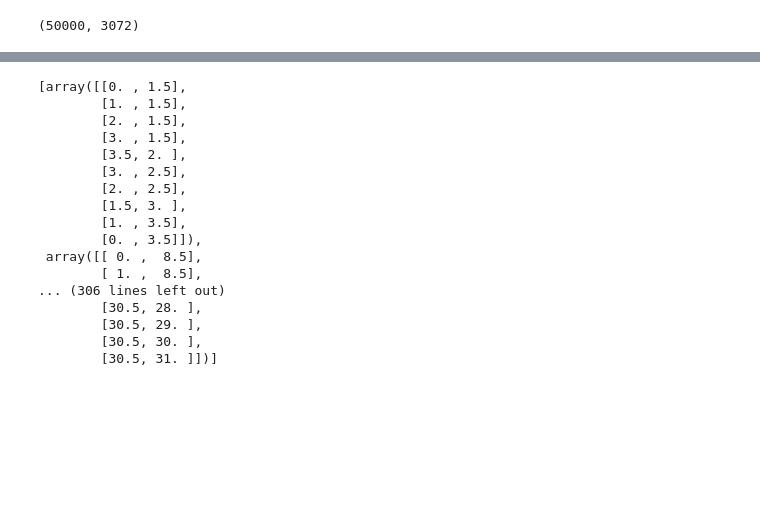
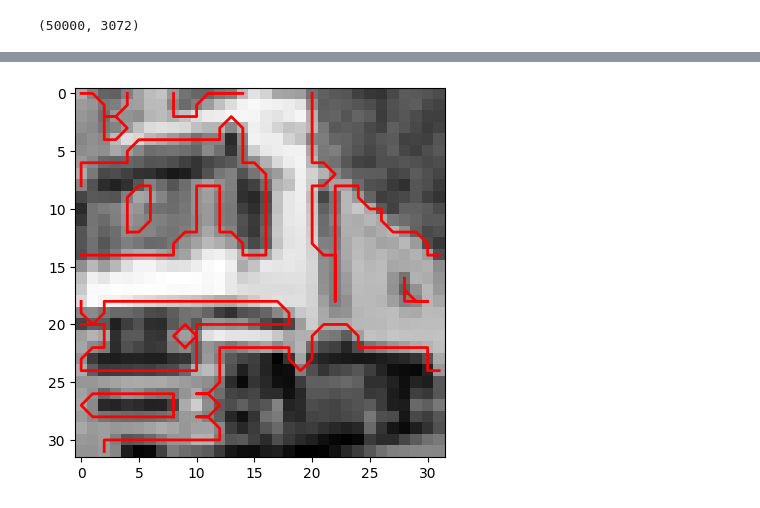
Before and after one commit to MrEwdew/DeepLearning25, a Jupyter notebook: week_1/CIFAR10-ShallowLearning.ipynb, the cells around one changed output, grey strips where cells are left out. Drawn from its saved outputs; the diff is of its cells as text; code cells hidden in the pictures; blank space fills up the shorter version.

```diff
--- a/week_1/CIFAR10-ShallowLearning.ipynb
+++ b/week_1/CIFAR10-ShallowLearning.ipynb
@@ -183,22 +183,32 @@ plt.show()
-# %%
-from shapely.geometry.polygon import LinearRing, Polygon
-
-contours
-# %% [output]
-[array([[0. , 1.5],
-        [1. , 1.5],
-        [2. , 1.5],
-        [3. , 1.5],
-        [3.5, 2. ],
-        [3. , 2.5],
-        [2. , 2.5],
-        [1.5, 3. ],
-        [1. , 3.5],
-        [0. , 3.5]]),
- array([[ 0. ,  8.5],
-        [ 1. ,  8.5],
-... (306 lines left out)
-        [30.5, 28. ],
-        [30.5, 29. ],
-        [30.5, 30. ],
-        [30.5, 31. ]])]
+# %%
+from shapely.geometry.polygon import LinearRing, Polygon
+
+
+image = rgb2gray(X_train[1])
+thresh = ski.filters.threshold_triangle(image)
+binary = image > thresh
+
+contours = measure.find_contours(binary, 0.5)
+
+kontur_test = np.vstack(contours)
+#print(kontur_test[0])
+#print(contours[0])
+
+polygons = []
+for contour in contours:
+    polygon = np.round(contour).astype(int)
+    polygons.append(polygon)
+
+fig, ax = plt.subplots()
+ax.imshow(image, cmap=plt.cm.gray)
+
+for polygon in polygons:
+    ax.plot(polygon[:, 1], polygon[:, 0], color='red', linewidth=2)
+#ax.plot(kontur_test[:, 1], kontur_test[:, 0], color='red', linewidth=2)
+plt.show()
+
+
+#for i, polygon in enumerate(polygons):
+#    print(f"Polygon {i+1}: {polygon}")
+# %% [output]
+[figure, added]
```
Also changed, not shown: parts of 6 cells of this notebook.
